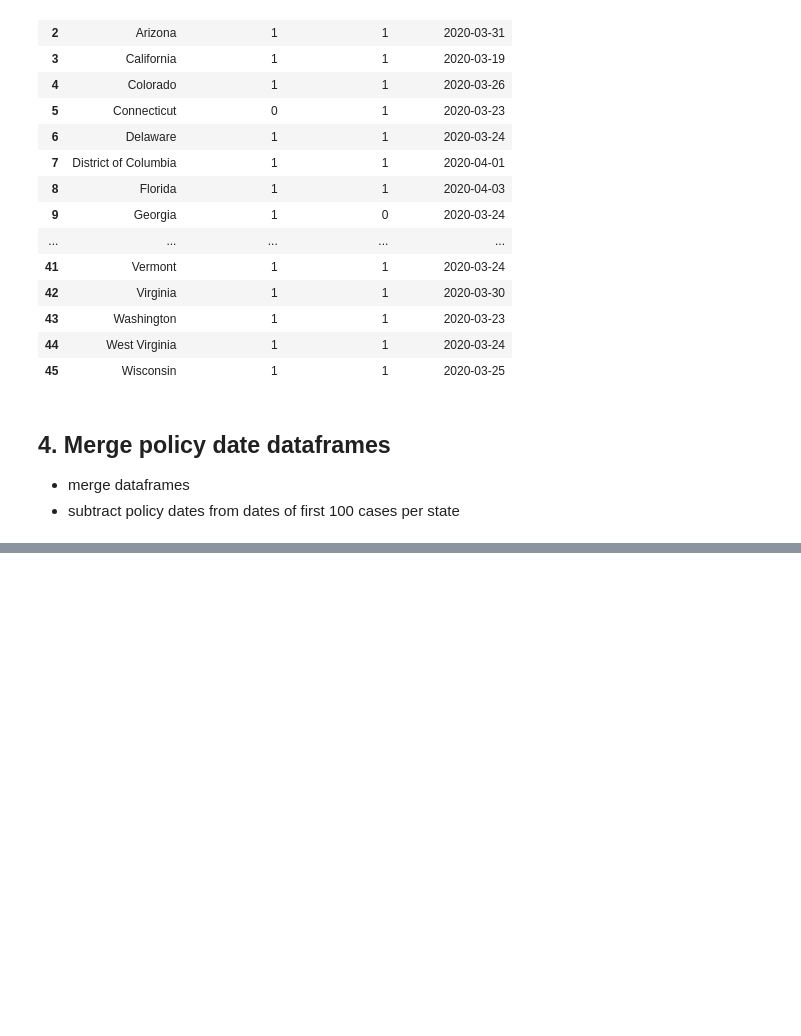
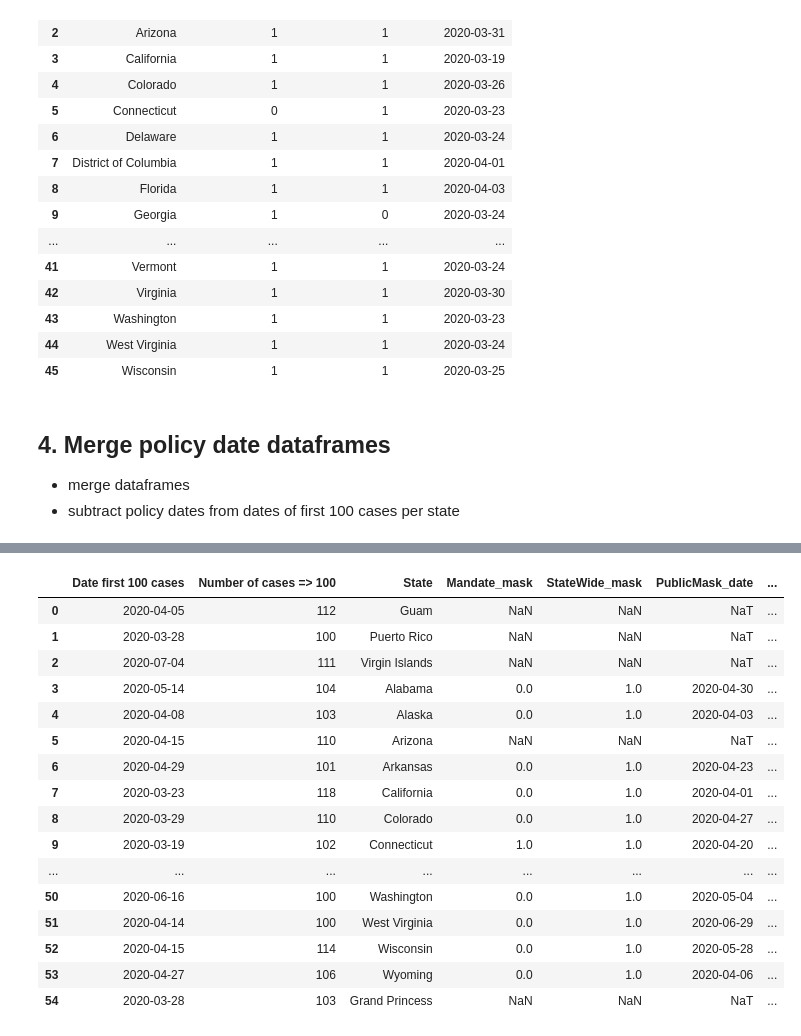
Before and after one commit to JMiguelFernandes/Project-5---Coronavirus, a Jupyter notebook: Dates of first 100 cases and policies.ipynb, the cells around one changed output, grey strips where cells are left out. Cells and saved outputs as stored; diff of their text form; code cells hidden in the pictures; blank space fills up the shorter version.

Commit message:
Added first steps in analysis and finished the policy data wrangling

```diff
--- a/Dates of first 100 cases and policies.ipynb
+++ b/Dates of first 100 cases and policies.ipynb
@@ -174,7 +191,8 @@ df_stay_home
 - merge dataframes
 - subtract policy dates from dates of first 100 cases per state
 # %%
-df_public_mask.merge(df_stay_home, how="outer")
+df_mask_and_stay_home = df_public_mask.merge(df_stay_home, how="outer")
+df_mask_and_stay_home
 # %% [output]
 |  | State | Mandate_mask | StateWide_mask | PublicMask_date | Mandate_home | StateWide_home | StayAtHome_date |
 | 0 | Alabama | 0.0 | 1.0 | 2020-04-30 | 1.0 | 1.0 | 2020-04-04 |
@@ -193,3 +211,26 @@ df_public_mask.merge(df_stay_home, how="outer")
 | 45 | Oklahoma | NaN | NaN | NaT | 1.0 | 0.0 | 2020-03-24 |
 | 46 | South Carolina | NaN | NaN | NaT | 1.0 | 1.0 | 2020-04-07 |
 | 47 | South Dakota | NaN | NaN | NaT | 1.0 | 0.0 | 2020-04-06 |
+# %%
+df_final = (df_first_hundred.merge(df_mask_and_stay_home, on="State", how="left")
+            .rename({"Date":"Date first 100 cases", "Case":"Number of cases => 100"}, axis="columns"))
+
+df_final
+# %% [output]
+|  | Date first 100 cases | Number of cases => 100 | State | Mandate_mask | StateWide_mask | PublicMask_date | ... |
+| 0 | 2020-04-05 | 112 | Guam | NaN | NaN | NaT | ... |
+| 1 | 2020-03-28 | 100 | Puerto Rico | NaN | NaN | NaT | ... |
+| 2 | 2020-07-04 | 111 | Virgin Islands | NaN | NaN | NaT | ... |
+| 3 | 2020-05-14 | 104 | Alabama | 0.0 | 1.0 | 2020-04-30 | ... |
+| 4 | 2020-04-08 | 103 | Alaska | 0.0 | 1.0 | 2020-04-03 | ... |
+| 5 | 2020-04-15 | 110 | Arizona | NaN | NaN | NaT | ... |
+| 6 | 2020-04-29 | 101 | Arkansas | 0.0 | 1.0 | 2020-04-23 | ... |
+| 7 | 2020-03-23 | 118 | California | 0.0 | 1.0 | 2020-04-01 | ... |
+| 8 | 2020-03-29 | 110 | Colorado | 0.0 | 1.0 | 2020-04-27 | ... |
+| 9 | 2020-03-19 | 102 | Connecticut | 1.0 | 1.0 | 2020-04-20 | ... |
+| ... | ... | ... | ... | ... | ... | ... | ... |
+| 50 | 2020-06-16 | 100 | Washington | 0.0 | 1.0 | 2020-05-04 | ... |
+| 51 | 2020-04-14 | 100 | West Virginia | 0.0 | 1.0 | 2020-06-29 | ... |
+| 52 | 2020-04-15 | 114 | Wisconsin | 0.0 | 1.0 | 2020-05-28 | ... |
+| 53 | 2020-04-27 | 106 | Wyoming | 0.0 | 1.0 | 2020-04-06 | ... |
+| 54 | 2020-03-28 | 103 | Grand Princess | NaN | NaN | NaT | ... |
```
Also changed, not shown: parts of 8 cells of this notebook, 4 other files.
